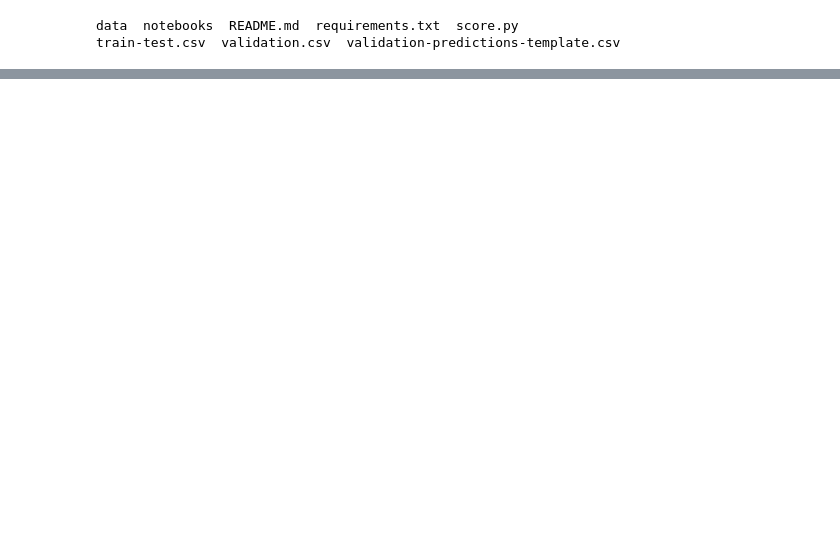
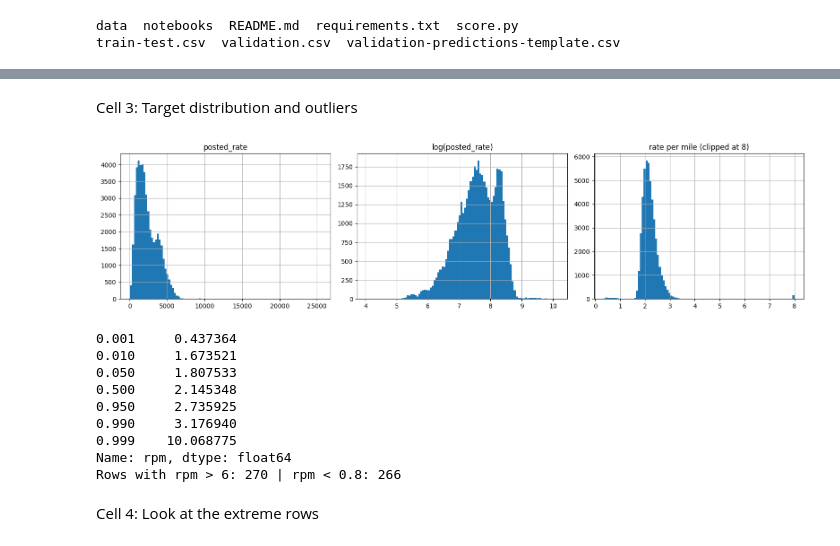
Before and after one commit to Jammal1996/spotter-freight-rate-ml, a Jupyter notebook: notebooks/01_freight_rate_model.ipynb, the cells around one changed output, grey strips where cells are left out. Cells and saved outputs as stored; diff of their text form; code cells hidden in the pictures; blank space fills up the shorter version.

```diff
--- a/notebooks/01_freight_rate_model.ipynb
+++ b/notebooks/01_freight_rate_model.ipynb
@@ -33,0 +52,4 @@ train-test.csv  validation.csv  validation-predictions-template.csv
+# %%
+import glob
+for f in glob.glob("/content/drive/MyDrive/**/*.csv", recursive=True):
+    print(f)
@@ -33,0 +76,18 @@ train-test.csv  validation.csv  validation-predictions-template.csv
+# %%
+import numpy as np
+import pandas as pd
+import matplotlib.pyplot as plt
+
+pd.set_option("display.width", 160)
+pd.set_option("display.max_columns", 30)
+
+DATA_DIR = "/content/drive/MyDrive/Machine Learning Assignment/data"
+
+train = pd.read_csv(f"{DATA_DIR}/train_test.csv", parse_dates=["date"])
+val = pd.read_csv(f"{DATA_DIR}/validation.csv", parse_dates=["date"])
+template = pd.read_csv(f"{DATA_DIR}/validation_predictions_template.csv")
+
+print("train", train.shape, "| val", val.shape, "| template", template.shape)
+print("train dates:", train.date.min().date(), "to", train.date.max().date())
+print("val dates:  ", val.date.min().date(), "to", val.date.max().date())
+train.head()
@@ -33,0 +148,26 @@ train-test.csv  validation.csv  validation-predictions-template.csv
+# %% [markdown]
+Cell 3: Target distribution and outliers
+# %%
+train["rpm"] = train.posted_rate / train.distance   # rate per mile
+
+fig, ax = plt.subplots(1, 3, figsize=(16, 4))
+train.posted_rate.hist(bins=100, ax=ax[0]); ax[0].set_title("posted_rate")
+np.log(train.posted_rate).hist(bins=100, ax=ax[1]); ax[1].set_title("log(posted_rate)")
+train.rpm.clip(upper=8).hist(bins=100, ax=ax[2]); ax[2].set_title("rate per mile (clipped at 8)")
+plt.tight_layout(); plt.show()
+
+print(train.rpm.quantile([.001, .01, .05, .5, .95, .99, .999]))
+print("Rows with rpm > 6:", (train.rpm > 6).sum(), "| rpm < 0.8:", (train.rpm < 0.8).sum())
+# %% [output]
+[figure, added]
+0.001     0.437364
+0.010     1.673521
+0.050     1.807533
+0.500     2.145348
+0.950     2.735925
+0.990     3.176940
+0.999    10.068775
+Name: rpm, dtype: float64
+Rows with rpm > 6: 270 | rpm < 0.8: 266
+# %% [markdown]
+Cell 4: Look at the extreme rows
```
Also changed, not shown: parts of 43 cells of this notebook.
